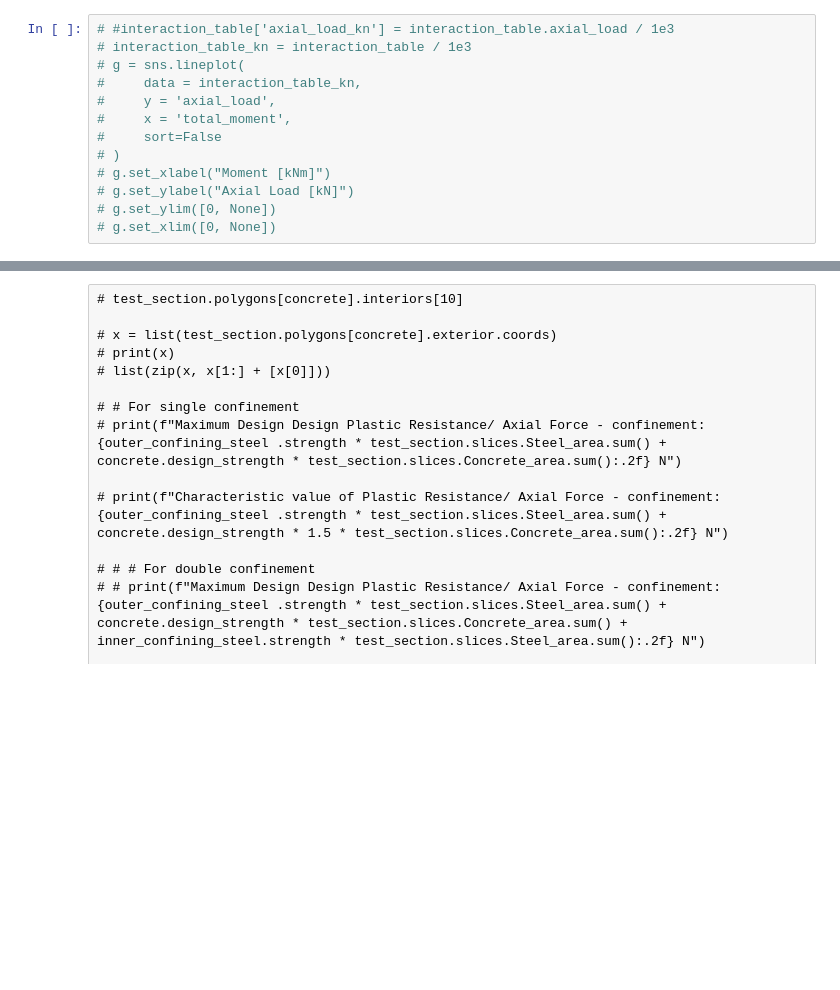
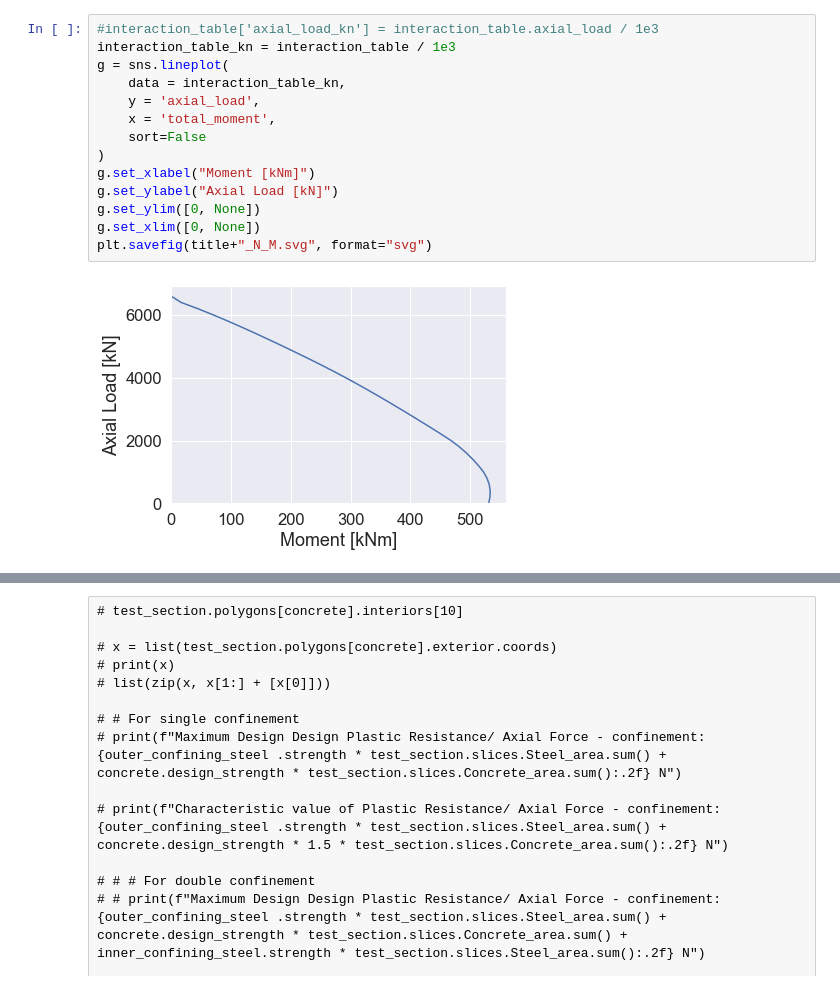
Before and after one commit to AntigoniChatzidaki/Thesis-Section-Analysis, a Jupyter notebook: Section_Analysis.ipynb, the cells around one changed output, grey strips where cells are left out. Drawn from its saved outputs; the diff is of its cells as text; blank space fills up the shorter version.

```diff
--- a/Section_Analysis.ipynb
+++ b/Section_Analysis.ipynb
@@ -184,13 +317,16 @@ plt.savefig("600-Level00- Test - Max N.svg", format="svg")
 # %%
-# #interaction_table['axial_load_kn'] = interaction_table.axial_load / 1e3
-# interaction_table_kn = interaction_table / 1e3
-# g = sns.lineplot(
-#     data = interaction_table_kn,
-#     y = 'axial_load',
-#     x = 'total_moment',
-#     sort=False
-# )
-# g.set_xlabel("Moment [kNm]")
-# g.set_ylabel("Axial Load [kN]")
-# g.set_ylim([0, None])
-# g.set_xlim([0, None])
+#interaction_table['axial_load_kn'] = interaction_table.axial_load / 1e3
+interaction_table_kn = interaction_table / 1e3
+g = sns.lineplot(
+    data = interaction_table_kn,
+    y = 'axial_load',
+    x = 'total_moment',
+    sort=False
+)
+g.set_xlabel("Moment [kNm]")
+g.set_ylabel("Axial Load [kN]")
+g.set_ylim([0, None])
+g.set_xlim([0, None])
+plt.savefig(title+"_N_M.svg", format="svg")
+# %% [output]
+[figure, added]
```
Also changed, not shown: parts of 8 cells of this notebook, 10 other files.
